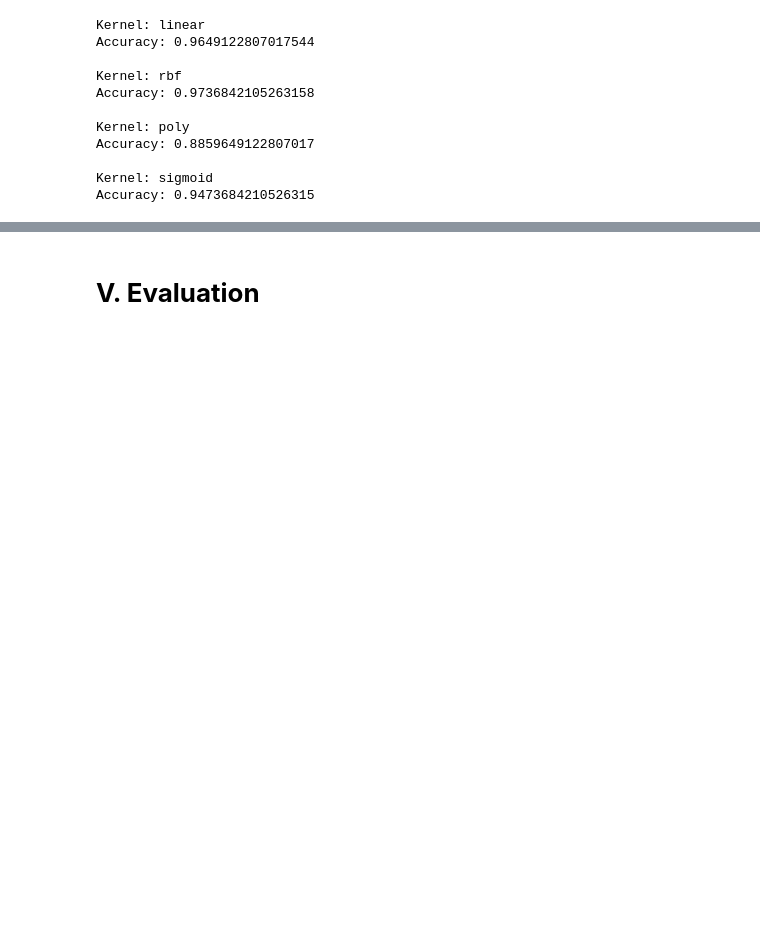
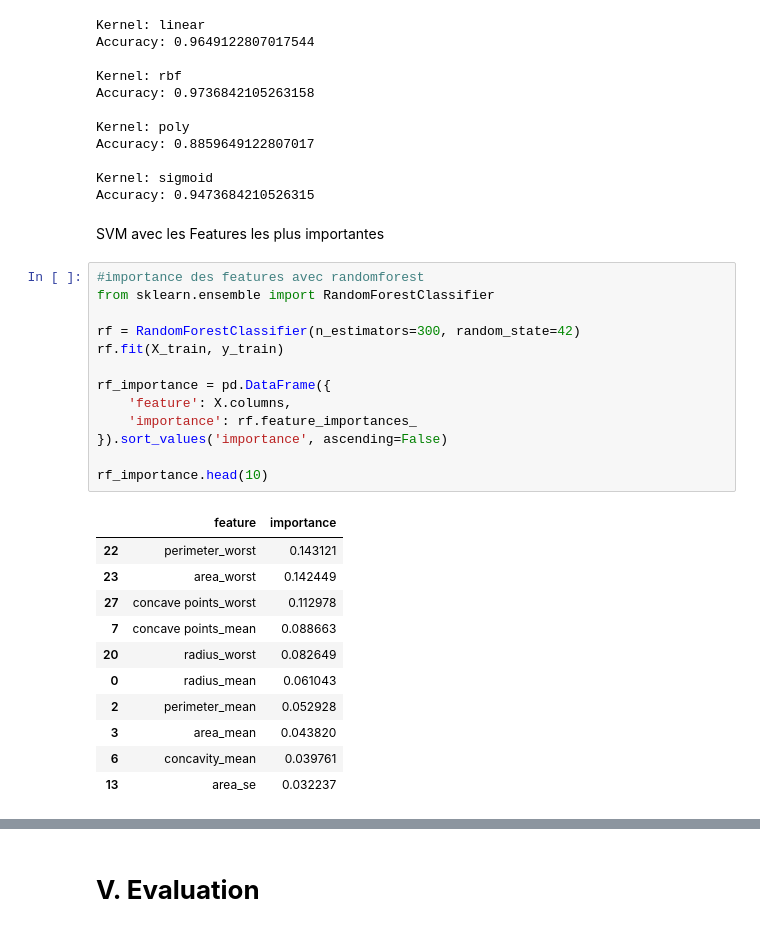
Before and after one commit to eyaguirat10/CoWin-Breast-Cancer-Detection, a Jupyter notebook: MiniProjet_ML2_.ipynb, the cells around one changed output, grey strips where cells are left out. Drawn from its saved outputs; the diff is of its cells as text; blank space fills up the shorter version.

```diff
--- a/MiniProjet_ML2_.ipynb
+++ b/MiniProjet_ML2_.ipynb
@@ -456,3 +456,30 @@ Accuracy: 0.8859649122807017
 
 Kernel: sigmoid
 Accuracy: 0.9473684210526315
+# %% [markdown]
+SVM avec les Features les plus importantes
+# %%
+#importance des features avec randomforest
+from sklearn.ensemble import RandomForestClassifier
+
+rf = RandomForestClassifier(n_estimators=300, random_state=42)
+rf.fit(X_train, y_train)
+
+rf_importance = pd.DataFrame({
+    'feature': X.columns,
+    'importance': rf.feature_importances_
+}).sort_values('importance', ascending=False)
+
+rf_importance.head(10)
+# %% [output]
+|  | feature | importance |
+| 22 | perimeter_worst | 0.143121 |
+| 23 | area_worst | 0.142449 |
+| 27 | concave points_worst | 0.112978 |
+| 7 | concave points_mean | 0.088663 |
+| 20 | radius_worst | 0.082649 |
+| 0 | radius_mean | 0.061043 |
+| 2 | perimeter_mean | 0.052928 |
+| 3 | area_mean | 0.043820 |
+| 6 | concavity_mean | 0.039761 |
+| 13 | area_se | 0.032237 |
```
Also changed, not shown: parts of 2 cells of this notebook.
